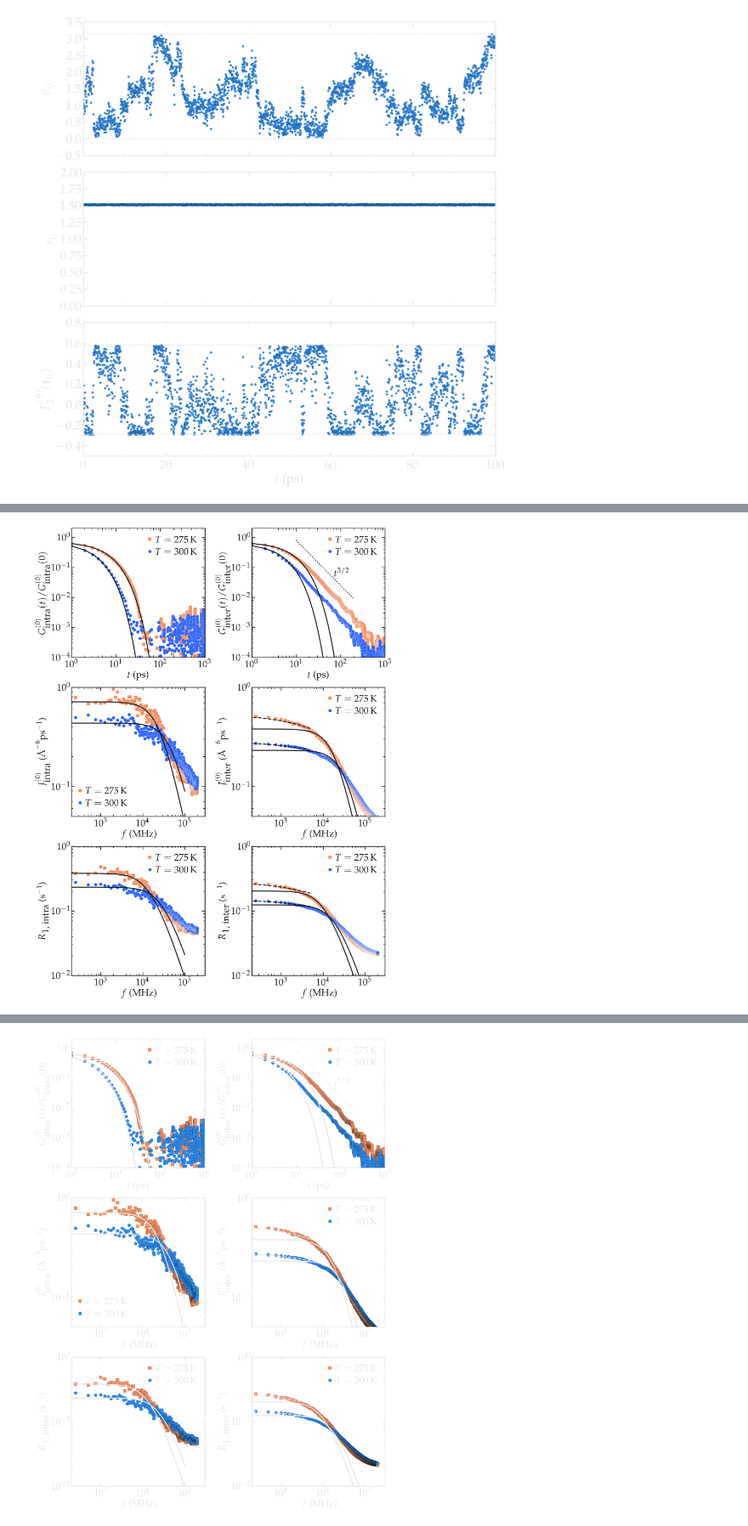
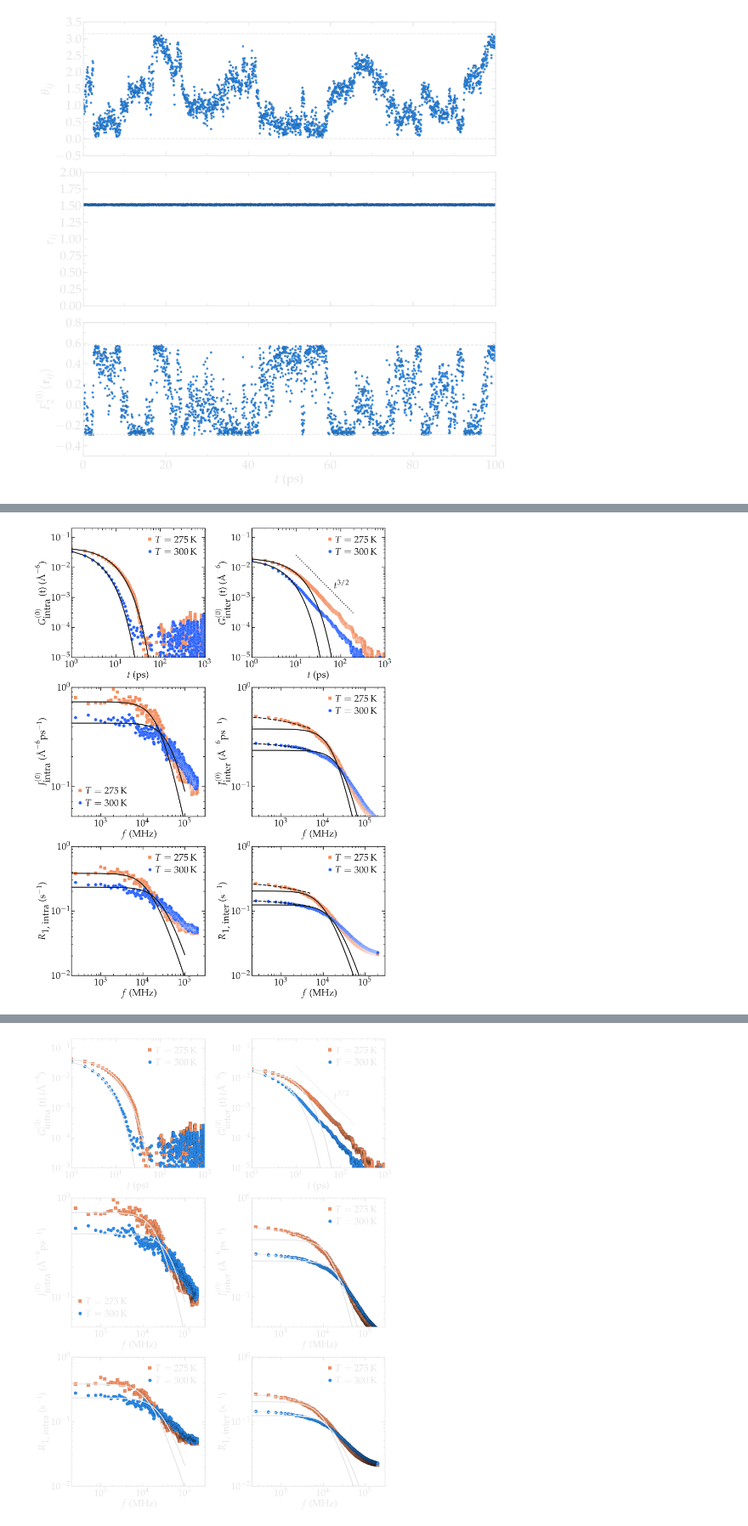
Before and after one commit to simongravelle/nmrformd, a Jupyter notebook: examples/analyse-scripts/bulk-water/illustration.ipynb, the cells around one changed output, grey strips where cells are left out. Shown at 85% size. Saved outputs shown, nothing was run; the diff lists cells and outputs as text; code cells hidden in the pictures.

```diff
--- a/examples/analyse-scripts/bulk-water/illustration.ipynb
+++ b/examples/analyse-scripts/bulk-water/illustration.ipynb
@@ -210,8 +211,17 @@ if recalculate:
                 sph_val = F_val
                 theta_data[:, cpt] = sph_val
 
+            # evaluate G_0_inter from RDF
+            intermolecular_rdf = InterRDF(group_i, group_j, nbins=400).run()
+            bins = intermolecular_rdf.bins
+            rdf = intermolecular_rdf.rdf
+            volume = np.prod(u.dimensions[:3]) # A3
+            rho = u.select_atoms("type HW").n_atoms / volume # A-3
+            G_0_inter = 4 * np.pi / alpha_m[0]**2 * np.trapz(rdf/bins**4, bins) # A-6
+
     n = np.where(np.min(rij_data[0][300]) == rij_data[0][300])[0][0]
     data_intermolecular = np.vstack([t, data[0].T[n], rij_data[0].T[n], theta_data[0].T[n]])
     np.savetxt("../../treated-data/best-practice/bulk-water/intermolecular-signal-illustration.dat", data_intermolecular.T)
 else:
     data_intermolecular = np.loadtxt("../../treated-data/best-practice/bulk-water/intermolecular-signal-illustration.dat").T
+    G_0_inter = 0.05891864617147143
@@ -369,40 +378,44 @@ for mode, mygray, edge, myblue in zip(['light', 'dark'], [lightgray, darkgray],
 
     # panel A
     ax1 = fig.add_subplot(321)
-    ax1.loglog(t, gij_intra_275/gij_intra_275[0], 's', markersize=msize, markeredgecolor=edge, markeredgewidth=0.2, color=myred, label=r'$T = 275$\,K')
-    ax1.loglog(t, gij_intra_300/gij_intra_300[0], 'o', markersize=msize, markeredgecolor=edge, markeredgewidth=0.2, color=myblue, label=r'$T = 300$\,K')
+    ax1.loglog(t, gij_intra_275, 's', markersize=msize, markeredgecolor=edge, markeredgewidth=0.2, color=myred, label=r'$T = 275$\,K')
+    ax1.loglog(t, gij_intra_300, 'o', markersize=msize, markeredgecolor=edge, markeredgewidth=0.2, color=myblue, label=r'$T = 300$\,K')
     # Fitting
-    popt, pcov = curve_fit(correlation1, t[1:20], gij_intra_275[1:20]/gij_intra_275[0])
+    popt, pcov = curve_fit(correlation1, t[1:20], gij_intra_275[1:20])
     ax1.loglog(t, correlation1(t, *popt), '-', linewidth=3, color=mygray)
     tau_intra_275 = popt[1]
     print("tau_intra_275 =",np.round(tau_intra_275,2),"ps")
-    popt, pcov = curve_fit(correlation1, t[1:20], gij_intra_300[1:20]/gij_intra_300[0])
+    popt, pcov = curve_fit(correlation1, t[1:20], gij_intra_300[1:20])
     ax1.loglog(t, correlation1(t, *popt), '-', linewidth=3, color=mygray)
     tau_intra_300 = popt[1]
     print("tau_intra_300 =",np.round(tau_intra_300,2),"ps")
     figure_improvement(ax1, mygray, font, fontsize,
-                       xlabel=r"$t$ (ps)", ylabel=r'$G^{(0)}_\textrm{intra} (t) / G^{(0)}_\textrm{intra} (0)$',
-                       xlim=(1, 1000), ylim=(0.0001, 2))
+                       xlabel=r"$t$ (ps)", ylabel=r'$G^{(0)}_\textrm{intra}$ (t) ($\mathrm{\AA}^{-6}$)',
+                       xlim=(1, 1000), ylim=(0.00001, 0.2))
 
     # panel B
     ax1 = fig.add_subplot(322)
-    ax1.loglog(t, gij_inter_275/gij_inter_275[0], 's', markersize=msize, markeredgecolor=edge, markeredgewidth=0.2, color=myred, label=r'$T = 275$\,K')
-    ax1.loglog(t, gij_inter_300/gij_inter_300[0], 'o', markersize=msize, markeredgecolor=edge, markeredgewidth=0.2, color=myblue, label=r'$T = 300$\,K')
+    ax1.loglog(t, gij_inter_275, 's', markersize=msize, markeredgecolor=edge, markeredgewidth=0.2, color=myred, label=r'$T = 275$\,K')
+    ax1.loglog(t, gij_inter_300, 'o', markersize=msize, markeredgecolor=edge, markeredgewidth=0.2, color=myblue, label=r'$T = 300$\,K')
+
+    # from RDF
+    # ax1.loglog(t, t*0 + G_0_inter, '--', markersize=msize, markeredgecolor=edge, markeredgewidth=0.2, color=myblue)
+
     # Fitting
-    popt, pcov = curve_fit(correlation1, t[1:20], gij_inter_275[1:20]/gij_inter_275[0])
+    popt, pcov = curve_fit(correlation1, t[1:20], gij_inter_275[1:20])
     ax1.loglog(t, correlation1(t, *popt), '-', linewidth=3, color=mygray)
     tau_inter_275 = popt[1]
     print("tau_inter_275 =",np.round(tau_inter_275,2),"ps")
-    popt, pcov = curve_fit(correlation1, t[1:20], gij_inter_300[1:20]/gij_inter_300[0])
+    popt, pcov = curve_fit(correlation1, t[1:20], gij_inter_300[1:20])
     ax1.loglog(t, correlation1(t, *popt), '-', linewidth=3, color=mygray)
     tau_inter_300 = popt[1]
     print("tau_inter_300 =",np.round(tau_inter_300,2),"ps")
-    ax1.loglog(t[10:200], power_law(t[10:200], 25), ':', linewidth=3, color=mygray)
-    ax1.text(71, 0.05, r'$t^{3/2}$', fontsize = fontsize, color = mygray)
+    ax1.loglog(t[10:200], 0.8 / t[10:200]**1.5, ':', linewidth=3, color=mygray)
+    ax1.text(71, 0.002, r'$t^{3/2}$', fontsize = fontsize, color = mygray)
     tau = popt[1]
     figure_improvement(ax1, mygray, font, fontsize,
-                       xlabel=r"$t$ (ps)", ylabel=r'$G^{(0)}_\textrm{inter} (t) / G^{(0)}_\textrm{inter} (0)$',
-                       xlim=(1, 1000), ylim=(0.0001, 2))
+                       xlabel=r"$t$ (ps)", ylabel=r'$G^{(0)}_\textrm{inter}$ (t) ($\mathrm{\AA}^{-6}$)',
+                       xlim=(1, 1000), ylim=(0.00001, 0.2))
 
     # panel C
     ax1 = fig.add_subplot(323)
@@ -483,4 +496,4 @@ G(0) = 69544.81728302418
-[figure, old version]
+[figure, new version]
 tau_intra_275 = 6.34 ps
 tau_intra_300 = 3.13 ps
 tau_inter_275 = 8.21 ps
@@ -490 +503 @@ G(0) = 69544.81728302418
-[figure, old version]
+[figure, new version]
```
Also changed, not shown: parts of 7 cells of this notebook, 6 other files.
